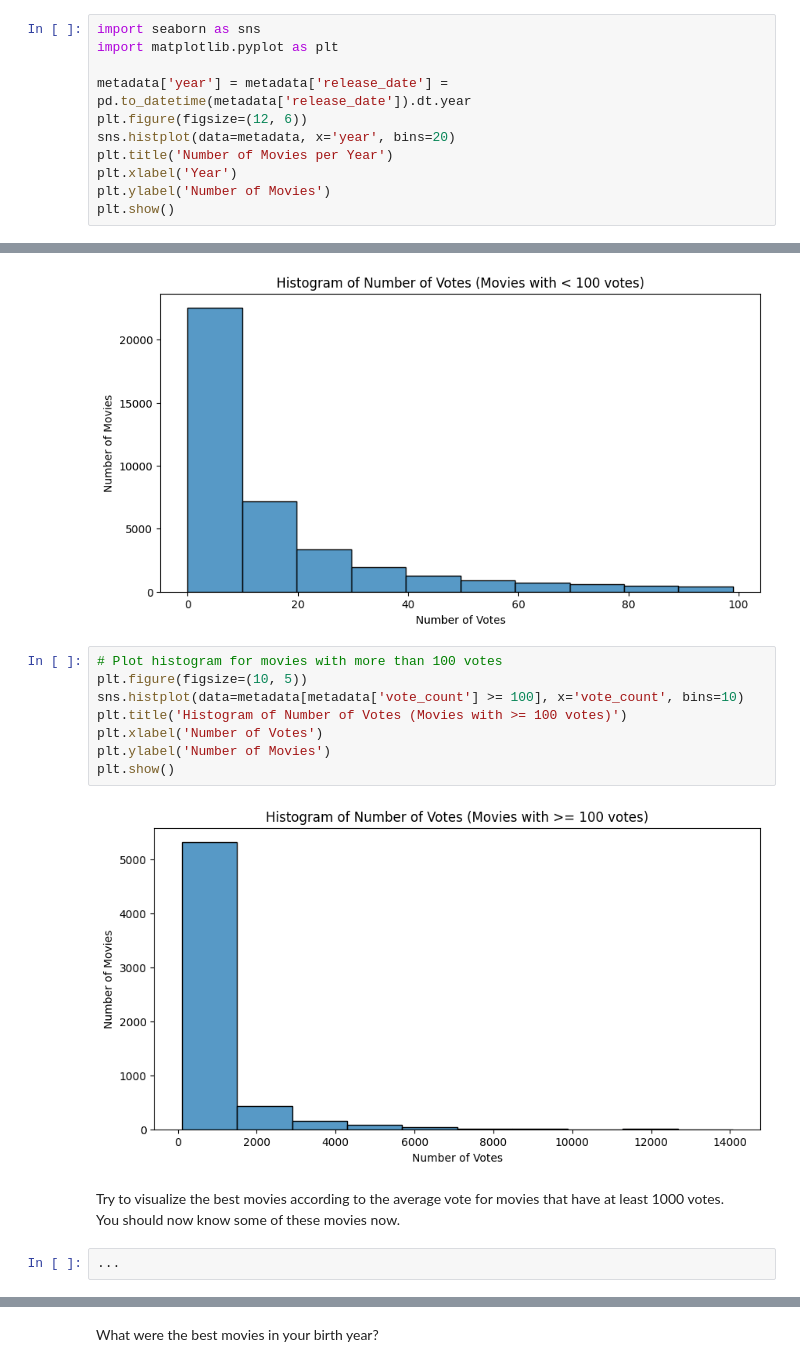
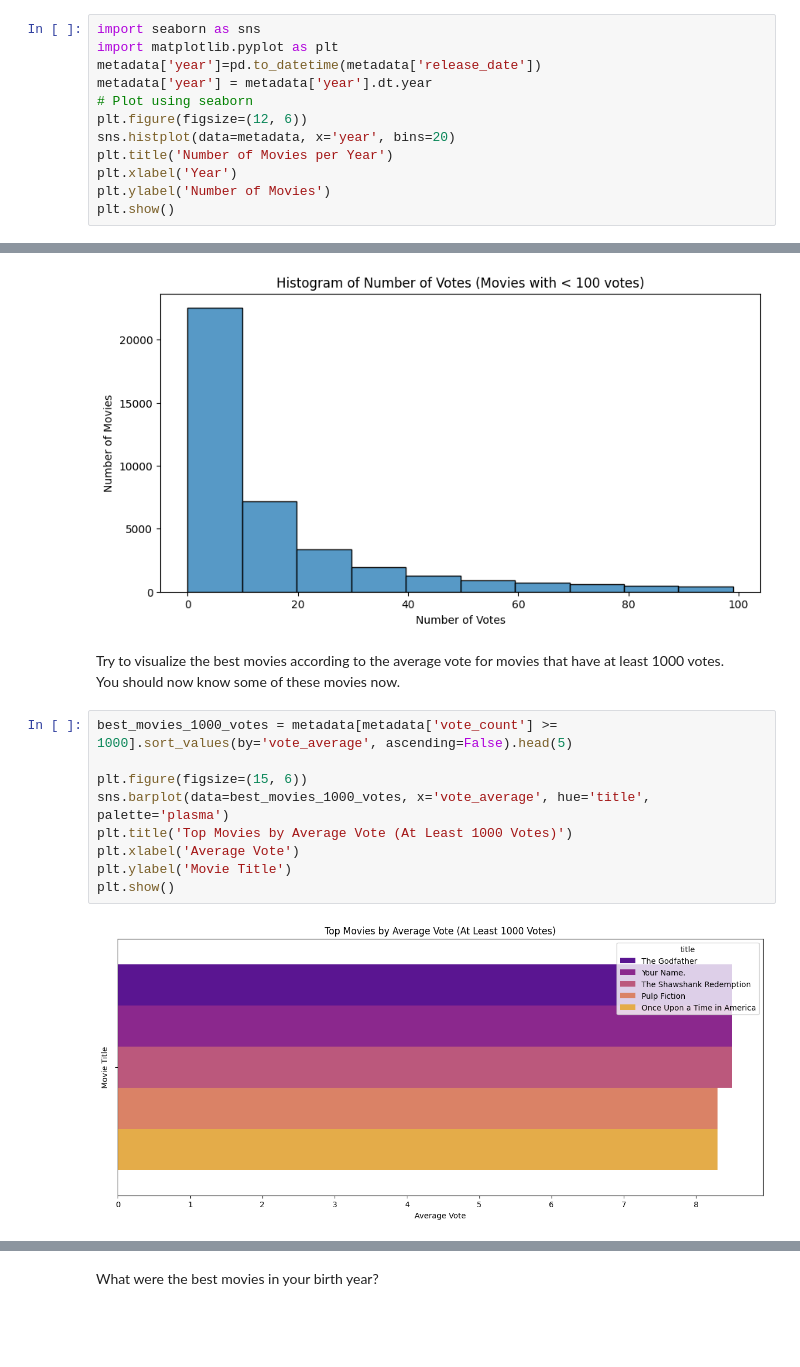
Before and after one commit to skanderrahal11/AIF, a Jupyter notebook: rec_sys/recommender_systems/INSA_Reco.ipynb, the cells around one changed output, grey strips where cells are left out. Saved outputs shown, nothing was run; the diff lists cells and outputs as text; blank space fills up the shorter version.

```diff
--- a/rec_sys/recommender_systems/INSA_Reco.ipynb
+++ b/rec_sys/recommender_systems/INSA_Reco.ipynb
@@ -87,8 +85,9 @@ Using the release date, create a new column called `year` and use seaborn to plo
 # %%
 import seaborn as sns
 import matplotlib.pyplot as plt
-
-metadata['year'] = metadata['release_date'] = pd.to_datetime(metadata['release_date']).dt.year
+metadata['year']=pd.to_datetime(metadata['release_date'])
+metadata['year'] = metadata['year'].dt.year
+# Plot using seaborn
 plt.figure(figsize=(12, 6))
 sns.histplot(data=metadata, x='year', bins=20)
 plt.title('Number of Movies per Year')
@@ -126,21 +134,20 @@ plt.ylabel('Number of Movies')
 plt.show()
 # %% [output]
 [figure]
-# %%
-# Plot histogram for movies with more than 100 votes
-plt.figure(figsize=(10, 5))
-sns.histplot(data=metadata[metadata['vote_count'] >= 100], x='vote_count', bins=10)
-plt.title('Histogram of Number of Votes (Movies with >= 100 votes)')
-plt.xlabel('Number of Votes')
-plt.ylabel('Number of Movies')
-plt.show()
-# %% [output]
-[figure, removed]
 # %% [markdown]
 Try to visualize the best movies according to the average vote for movies that have at least 1000 votes.
 You should now know some of these movies now.
-# %%
-...
+# %%
+best_movies_1000_votes = metadata[metadata['vote_count'] >= 1000].sort_values(by='vote_average', ascending=False).head(5)
+
+plt.figure(figsize=(15, 6))
+sns.barplot(data=best_movies_1000_votes, x='vote_average', hue='title', palette='plasma')
+plt.title('Top Movies by Average Vote (At Least 1000 Votes)')
+plt.xlabel('Average Vote')
+plt.ylabel('Movie Title')
+plt.show()
+# %% [output]
+[figure, added]
 # %% [markdown]
 ## Best movies by IMDb score
 IMDb (an acronym for Internet Movie Database) is an online database of information related to films, television programs, home videos, video games, and streaming content online.
```
Also changed, not shown: parts of 12 cells of this notebook.
